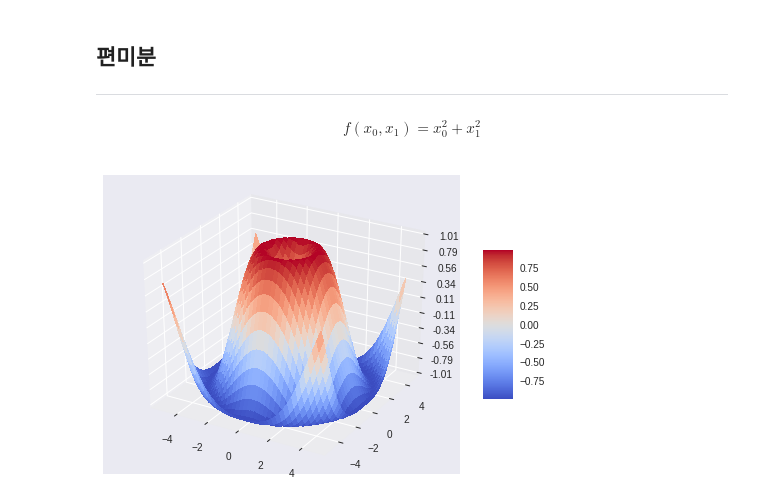
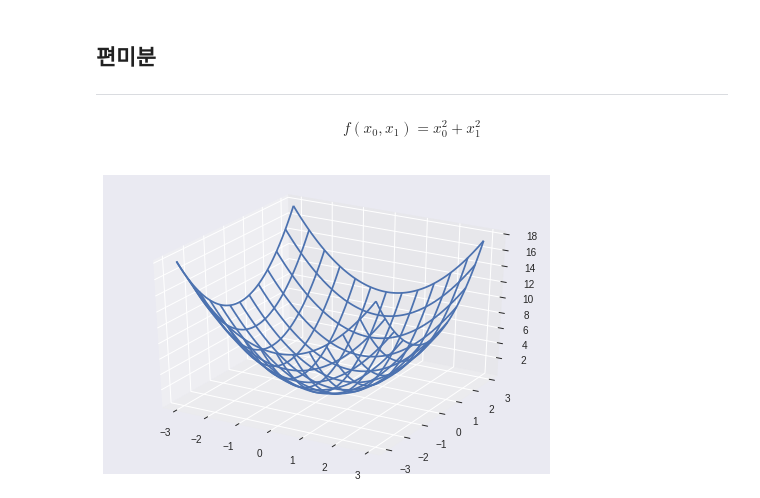
Before and after one commit to eventia/deepLearningOpenLecture, a Jupyter notebook: numerical_diff.ipynb, the cells around one changed output. Saved outputs shown, nothing was run; the diff lists cells and outputs as text; code cells hidden in the pictures.

```diff
--- a/numerical_diff.ipynb
+++ b/numerical_diff.ipynb
@@ -94,41 +94,28 @@ f(x_0, x_1) = x_0^2 + x_1^2
 # %%
 # 편미분
 # f(x0,x1) = x0**2 + x1**2
 
 def function_2(x):
   return x[0]**2 + x[1]**2
 
-
-from mpl_toolkits.mplot3d import Axes3D
+from mpl_toolkits.mplot3d import axes3d
 import matplotlib.pyplot as plt
-from matplotlib import cm
-from matplotlib.ticker import LinearLocator, FormatStrFormatter
-import numpy as np
 
 
 fig = plt.figure()
-ax = fig.gca(projection='3d')
+ax = fig.add_subplot(111, projection='3d')
 
-# Make data.
-X = np.arange(-3, 3, 0.25)
 
-Y = np.arange(-5, 5, 0.25)
+# Grab some test data.
+# X, Y, Z = axes3d.get_test_data(0.05)
+X = np.arange(-3.0, 3.0, 0.05)
+Y = np.arange(-3.0, 3.0, 0.05)
 X, Y = np.meshgrid(X, Y)
-R = np.sqrt(X**2 + Y**2)
-Z = np.sin(R)
+Z = X**2 + Y**2
 
-# Plot the surface.
-surf = ax.plot_surface(X, Y, Z, cmap=cm.coolwarm,
-                       linewidth=0, antialiased=False)
-
-# Customize the z axis.
-ax.set_zlim(-1.01, 1.01)
-ax.zaxis.set_major_locator(LinearLocator(10))
-ax.zaxis.set_major_formatter(FormatStrFormatter('%.02f'))
-
-# Add a color bar which maps values to colors.
-fig.colorbar(surf, shrink=0.5, aspect=5)
+# Plot a basic wireframe.
+ax.plot_wireframe(X, Y, Z, rstride=10, cstride=10)
 
 plt.show()
 # %% [output]
-[figure, old version]
+[figure, new version]
```
